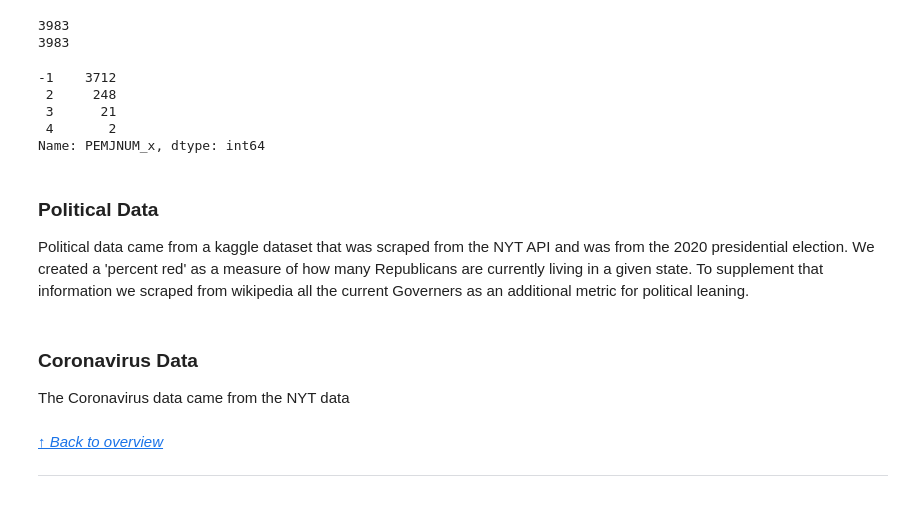
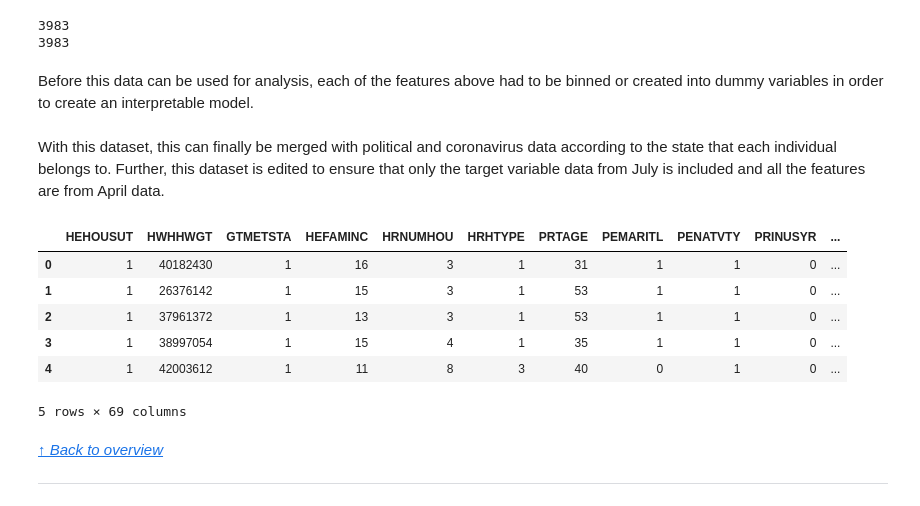
Before and after one commit to danvalen1/Corona-Employment, a Jupyter notebook: Project_Walkthrough.ipynb, the cells around one changed output. Saved outputs shown, nothing was run; the diff lists cells and outputs as text; code cells hidden in the pictures.

```diff
--- a/Project_Walkthrough.ipynb
+++ b/Project_Walkthrough.ipynb
@@ -128,22 +174,21 @@ print(df.IND_ID_FINAL_x.count())
 # %% [output]
 3983
 3983
-# %%
-df.PEMJNUM_x.value_counts()
-# %% [output]
--1    3712
- 2     248
- 3      21
- 4       2
-Name: PEMJNUM_x, dtype: int64
-# %% [markdown]
-### Political Data
-
-Political data came from a kaggle dataset that was scraped from the NYT API and was from the 2020 presidential election. We created a 'percent red' as a measure of how many Republicans are currently living in a given state. To supplement that information we scraped from wikipedia all the current Governers as an additional metric for political leaning.
-# %% [markdown]
-### Coronavirus Data
-
-The Coronavirus data came from the NYT data
+# %% [markdown]
+Before this data can be used for analysis, each of the features above had to be binned or created into dummy variables in order to create an interpretable model.
+# %% [markdown]
+With this dataset, this can finally be merged with political and coronavirus data according to the state that each individual belongs to. Further, this dataset is edited to ensure that only the target variable data from July is included and all the features are from April data.
+# %%
+df = pd.read_csv('src/csv/final_dataframe.csv')
+df.head()
+# %% [output]
+|  | HEHOUSUT | HWHHWGT | GTMETSTA | HEFAMINC | HRNUMHOU | HRHTYPE | PRTAGE | PEMARITL | PENATVTY | PRINUSYR | ... |
+| 0 | 1 | 40182430 | 1 | 16 | 3 | 1 | 31 | 1 | 1 | 0 | ... |
+| 1 | 1 | 26376142 | 1 | 15 | 3 | 1 | 53 | 1 | 1 | 0 | ... |
+| 2 | 1 | 37961372 | 1 | 13 | 3 | 1 | 53 | 1 | 1 | 0 | ... |
+| 3 | 1 | 38997054 | 1 | 15 | 4 | 1 | 35 | 1 | 1 | 0 | ... |
+| 4 | 1 | 42003612 | 1 | 11 | 8 | 3 | 40 | 0 | 1 | 0 | ... |
+5 rows × 69 columns
 # %% [markdown]
 [*↑ Back to overview*](#Overview)
 ***
```
Also changed, not shown: parts of 10 cells of this notebook, 10 other files.
